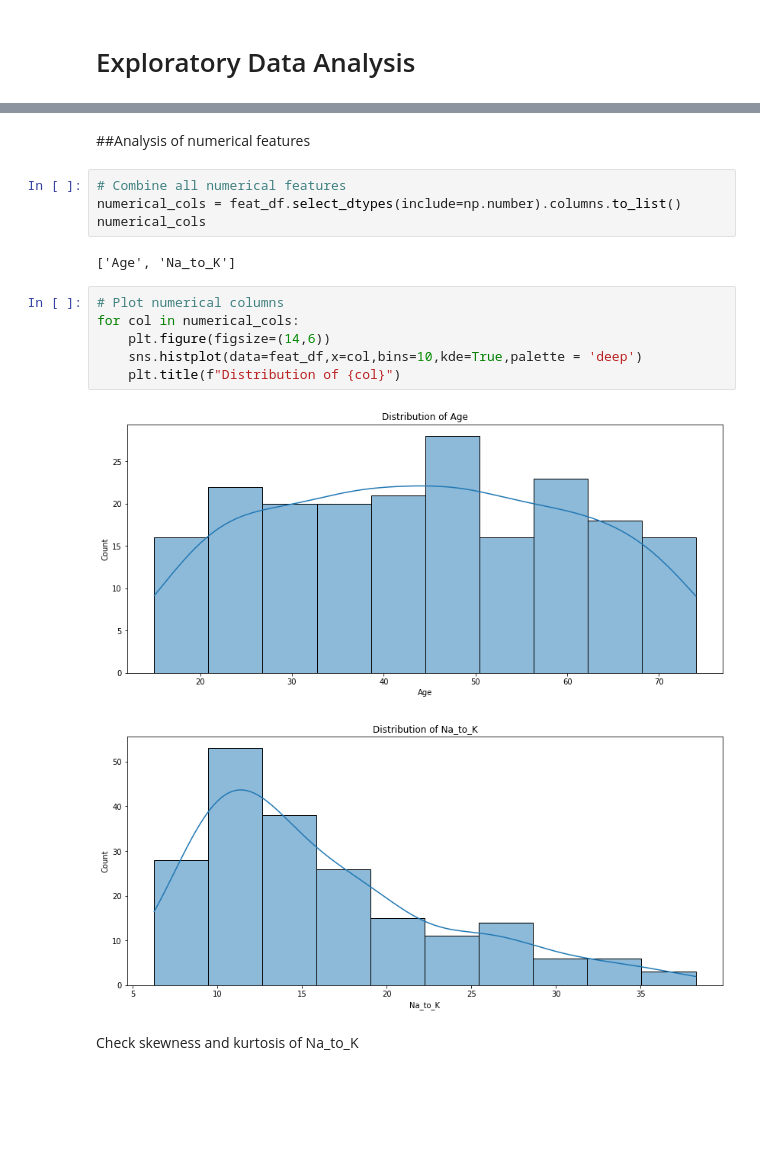
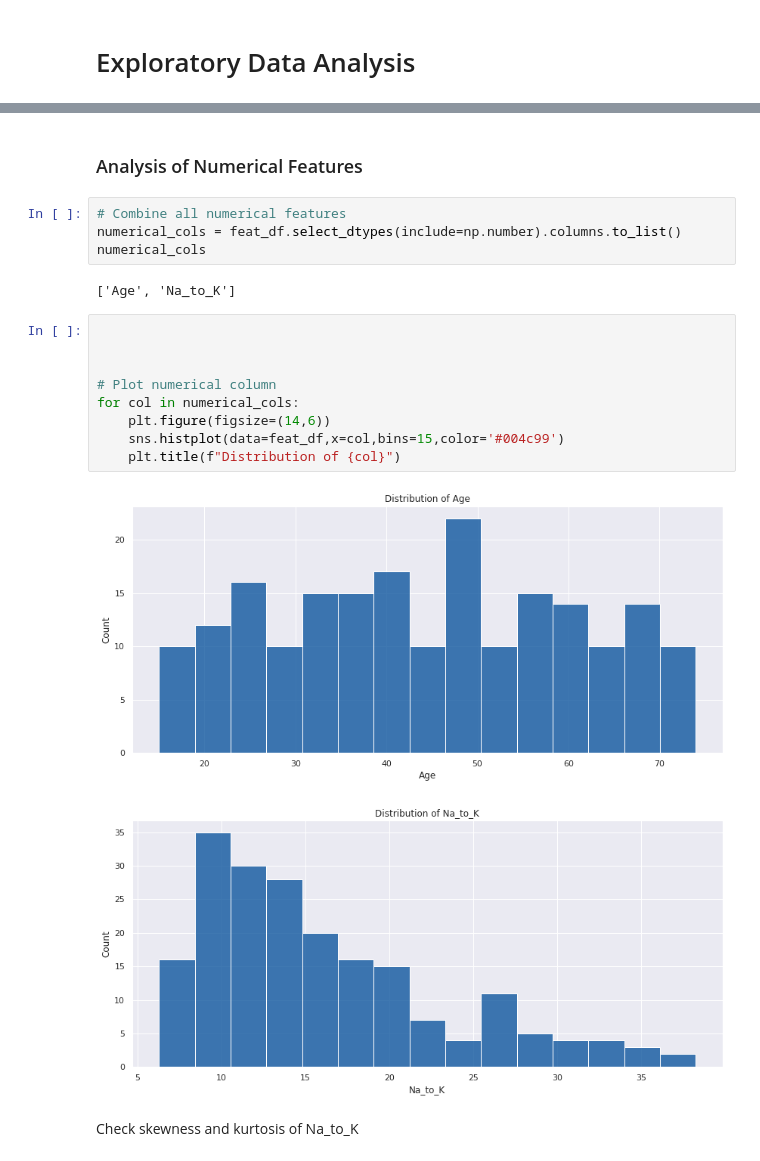
Before and after one commit to andydaehn/Drug_Classification, a Jupyter notebook: Drug_Classify.ipynb, the cells around one changed output, grey strips where cells are left out. Cells and saved outputs as stored; diff of their text form; blank space fills up the shorter version.

```diff
--- a/Drug_Classify.ipynb
+++ b/Drug_Classify.ipynb
@@ -65,5 +72,5 @@ profile
 # %% [markdown]
-##Analysis of numerical features
+### Analysis of Numerical Features
 # %%
 # Combine all numerical features
 numerical_cols = feat_df.select_dtypes(include=np.number).columns.to_list()
@@ -71,14 +78,17 @@ numerical_cols
 # %% [output]
 ['Age', 'Na_to_K']
 # %%
-# Plot numerical columns
+
+
+
+# Plot numerical column
 for col in numerical_cols:
     plt.figure(figsize=(14,6))
-    sns.histplot(data=feat_df,x=col,bins=10,kde=True,palette = 'deep')
+    sns.histplot(data=feat_df,x=col,bins=15,color='#004c99')
     plt.title(f"Distribution of {col}")
 # %% [output]
-[figure, old version]
+[figure, new version]
-[figure, old version]
+[figure, new version]
 # %% [markdown]
 Check skewness and kurtosis of Na_to_K
 # %%
```
Also changed, not shown: parts of 24 cells of this notebook.
